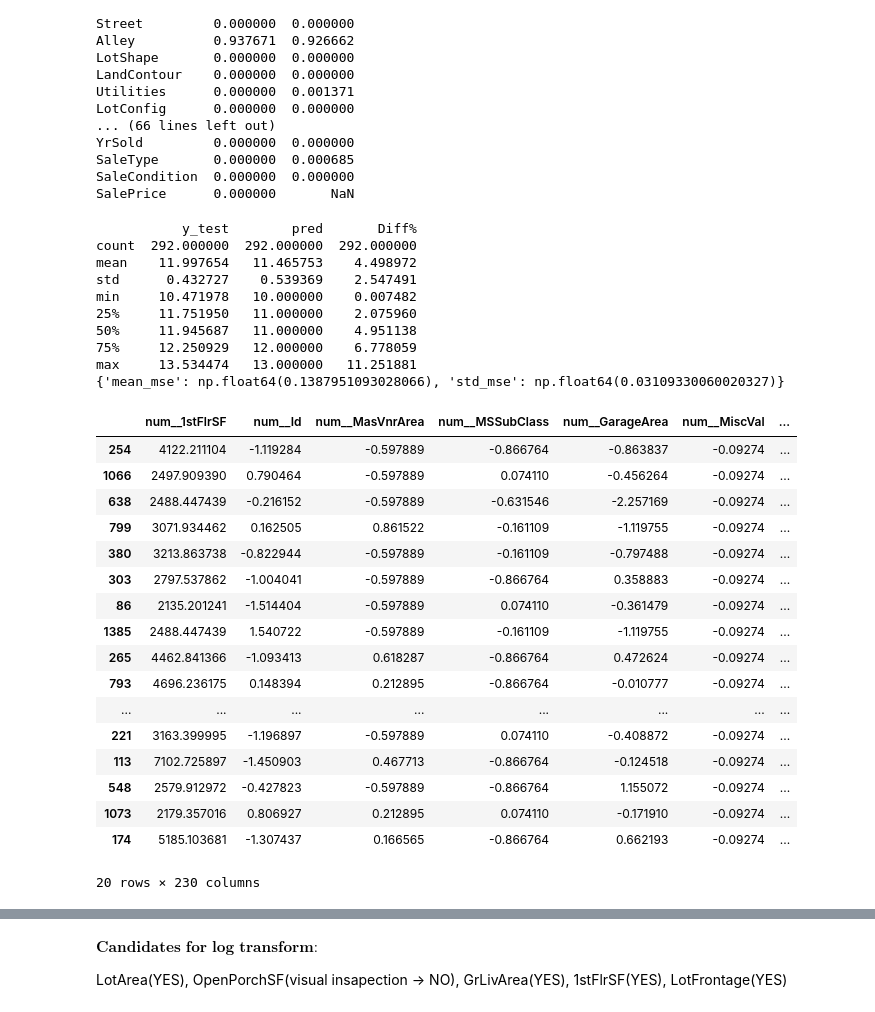
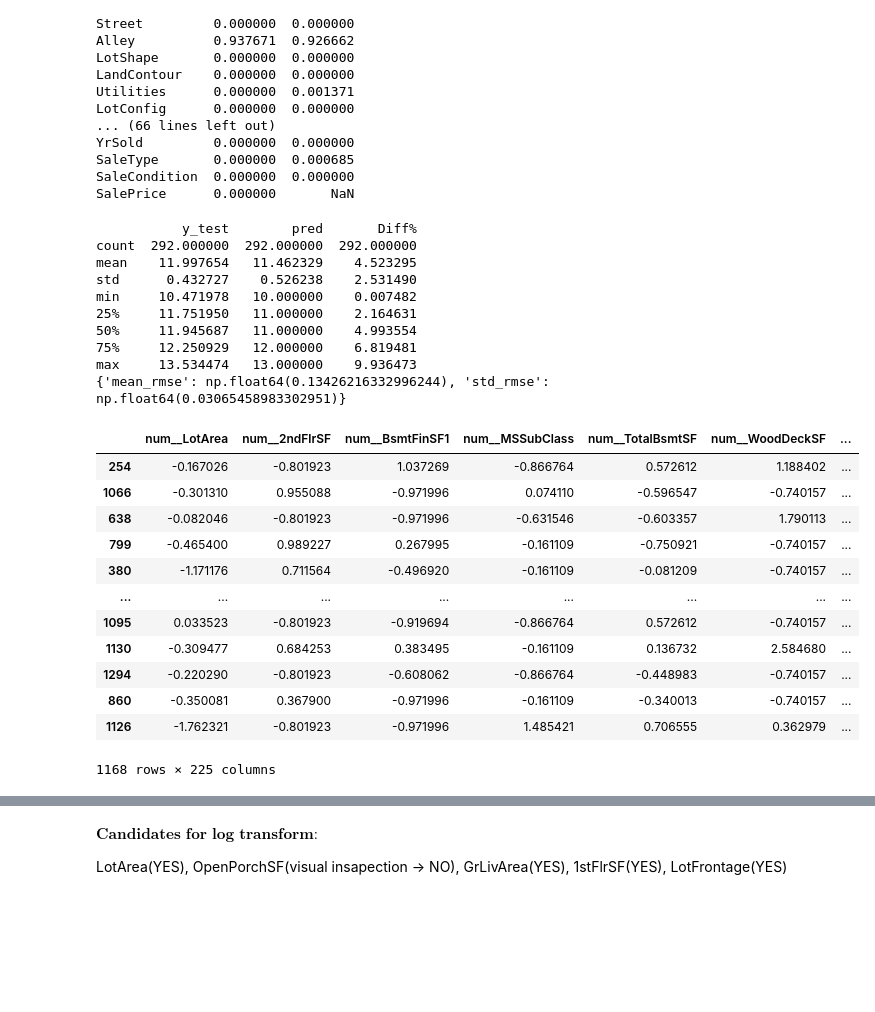
Before and after one commit to FelipeBuzato/House-Pricing, a Jupyter notebook: notebooks/draft.ipynb, the cells around one changed output, grey strips where cells are left out. Saved outputs shown, nothing was run; the diff lists cells and outputs as text; code cells hidden in the pictures; blank space fills up the shorter version.

```diff
--- a/notebooks/draft.ipynb
+++ b/notebooks/draft.ipynb
@@ -112,67 +115,59 @@ SalePrice      0.000000       NaN
 #X_train = train.drop(columns=['SalePrice'])
 #y_train = train['SalePrice']
 
 train['SalePrice'] = np.log1p(train['SalePrice'])
 data_splitter = DataSplitter("SalePrice", test_size=0.2)
 X_train, X_test, y_train, y_test = data_splitter.split(train)
 
 transformer = Transformer(config_path=config_path)
 preprocessor = PreProcessor(df=X_train, config_path=config_path)
 preprocessor = preprocessor.build()
+inter_transformer = InteractionsTransformer()
 model_collection = ModelCollection()
-model = model_collection.get('OLS')
-pipeline = PipelineBuilder(transformer=transformer, preprocessor=preprocessor, model=model)
+model = model_collection.get('Ridge')
+pipeline = PipelineBuilder(transformer=transformer, preprocessor=preprocessor, interactions=inter_transformer, model=model)
 pipeline = pipeline.build()
 pipeline.fit(X_train, y_train)
 
 pred = pd.Series(pipeline.predict(X_test), index=y_test.index)
-
 results = pd.DataFrame({'y_test': y_test.values, 'pred': pred.values.astype(int)})
 results['Diff%'] = 100 * abs((results['y_test']-results['pred']) / results['y_test'])
 print(results.describe())
 
 # Evaluation through cross validation
 n_folds = 5
 cv = CrossValidation(n_folds, pipeline)
 X, y = train.drop(columns=['SalePrice']), train['SalePrice']
 score_stats = cv.evaluate(X,y)
 print(score_stats)
 
-#X_train_transformed = pipeline.named_steps["features"].transform(X_train)
-X_train_transformed = pipeline.named_steps["preprocess"].transform(X_train)#X_train_transformed)
-feature_names = pipeline.named_steps["preprocess"].get_feature_names_out()
-X_train_df = pd.DataFrame(X_train_transformed.toarray() if hasattr(X_train_transformed, "toarray") else X_train_transformed,
-    columns=feature_names, index=X_train.index)
-X_train_df.head(20)
+X_train_df = pipeline.named_steps["features"].transform(X_train)
+X_train_df = pipeline.named_steps["preprocess"].transform(X_train_df)
+X_train_df
 # %% [output]
            y_test        pred       Diff%
 count  292.000000  292.000000  292.000000
-mean    11.997654   11.465753    4.498972
-std      0.432727    0.539369    2.547491
+mean    11.997654   11.462329    4.523295
+std      0.432727    0.526238    2.531490
 min     10.471978   10.000000    0.007482
-25%     11.751950   11.000000    2.075960
-50%     11.945687   11.000000    4.951138
-75%     12.250929   12.000000    6.778059
-max     13.534474   13.000000   11.251881
-{'mean_mse': np.float64(0.1387951093028066), 'std_mse': np.float64(0.03109330060020327)}
+25%     11.751950   11.000000    2.164631
+50%     11.945687   11.000000    4.993554
+75%     12.250929   12.000000    6.819481
+max     13.534474   13.000000    9.936473
+{'mean_rmse': np.float64(0.13426216332996244), 'std_rmse': np.float64(0.03065458983302951)}
-|  | num__1stFlrSF | num__Id | num__MasVnrArea | num__MSSubClass | num__GarageArea | num__MiscVal | ... |
-| 254 | 4122.211104 | -1.119284 | -0.597889 | -0.866764 | -0.863837 | -0.09274 | ... |
-| 1066 | 2497.909390 | 0.790464 | -0.597889 | 0.074110 | -0.456264 | -0.09274 | ... |
-| 638 | 2488.447439 | -0.216152 | -0.597889 | -0.631546 | -2.257169 | -0.09274 | ... |
-| 799 | 3071.934462 | 0.162505 | 0.861522 | -0.161109 | -1.119755 | -0.09274 | ... |
-| 380 | 3213.863738 | -0.822944 | -0.597889 | -0.161109 | -0.797488 | -0.09274 | ... |
-| 303 | 2797.537862 | -1.004041 | -0.597889 | -0.866764 | 0.358883 | -0.09274 | ... |
-| 86 | 2135.201241 | -1.514404 | -0.597889 | 0.074110 | -0.361479 | -0.09274 | ... |
-| 1385 | 2488.447439 | 1.540722 | -0.597889 | -0.161109 | -1.119755 | -0.09274 | ... |
-| 265 | 4462.841366 | -1.093413 | 0.618287 | -0.866764 | 0.472624 | -0.09274 | ... |
-| 793 | 4696.236175 | 0.148394 | 0.212895 | -0.866764 | -0.010777 | -0.09274 | ... |
+|  | num__LotArea | num__2ndFlrSF | num__BsmtFinSF1 | num__MSSubClass | num__TotalBsmtSF | num__WoodDeckSF | ... |
+| 254 | -0.167026 | -0.801923 | 1.037269 | -0.866764 | 0.572612 | 1.188402 | ... |
+| 1066 | -0.301310 | 0.955088 | -0.971996 | 0.074110 | -0.596547 | -0.740157 | ... |
+| 638 | -0.082046 | -0.801923 | -0.971996 | -0.631546 | -0.603357 | 1.790113 | ... |
+| 799 | -0.465400 | 0.989227 | 0.267995 | -0.161109 | -0.750921 | -0.740157 | ... |
+| 380 | -1.171176 | 0.711564 | -0.496920 | -0.161109 | -0.081209 | -0.740157 | ... |
 | ... | ... | ... | ... | ... | ... | ... | ... |
-| 221 | 3163.399995 | -1.196897 | -0.597889 | 0.074110 | -0.408872 | -0.09274 | ... |
-| 113 | 7102.725897 | -1.450903 | 0.467713 | -0.866764 | -0.124518 | -0.09274 | ... |
-| 548 | 2579.912972 | -0.427823 | -0.597889 | -0.866764 | 1.155072 | -0.09274 | ... |
-| 1073 | 2179.357016 | 0.806927 | 0.212895 | 0.074110 | -0.171910 | -0.09274 | ... |
-| 174 | 5185.103681 | -1.307437 | 0.166565 | -0.866764 | 0.662193 | -0.09274 | ... |
+| 1095 | 0.033523 | -0.801923 | -0.919694 | -0.866764 | 0.572612 | -0.740157 | ... |
+| 1130 | -0.309477 | 0.684253 | 0.383495 | -0.161109 | 0.136732 | 2.584680 | ... |
+| 1294 | -0.220290 | -0.801923 | -0.608062 | -0.866764 | -0.448983 | -0.740157 | ... |
+| 860 | -0.350081 | 0.367900 | -0.971996 | -0.161109 | -0.340013 | -0.740157 | ... |
+| 1126 | -1.762321 | -0.801923 | -0.971996 | 1.485421 | 0.706555 | 0.362979 | ... |
-20 rows × 230 columns
+1168 rows × 225 columns
 # %%
 plt.figure(figsize=(12, 10))
 sns.heatmap(X_train_df.corr(), cmap="coolwarm", center=0)
```
Also changed, not shown: parts of 9 cells of this notebook, 16 other files.
